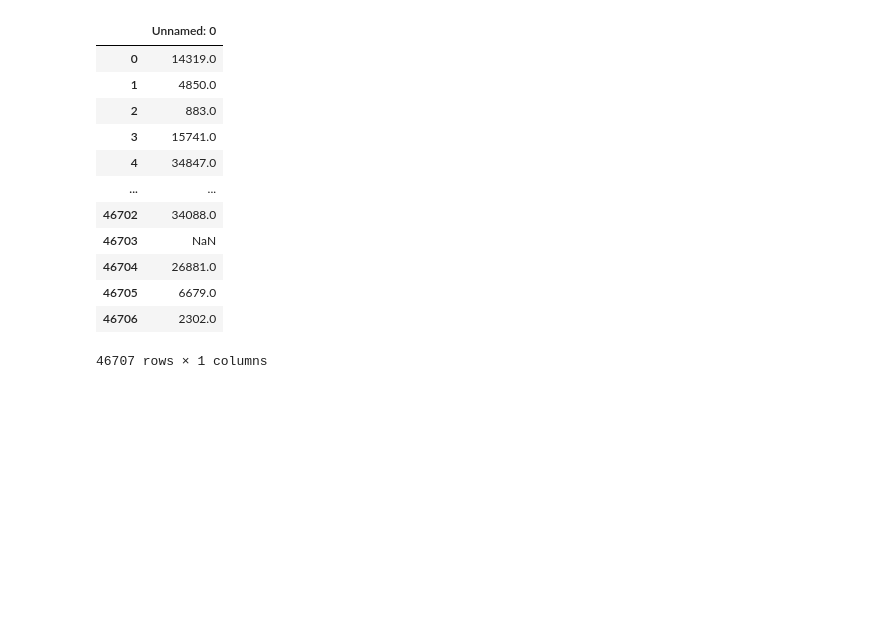
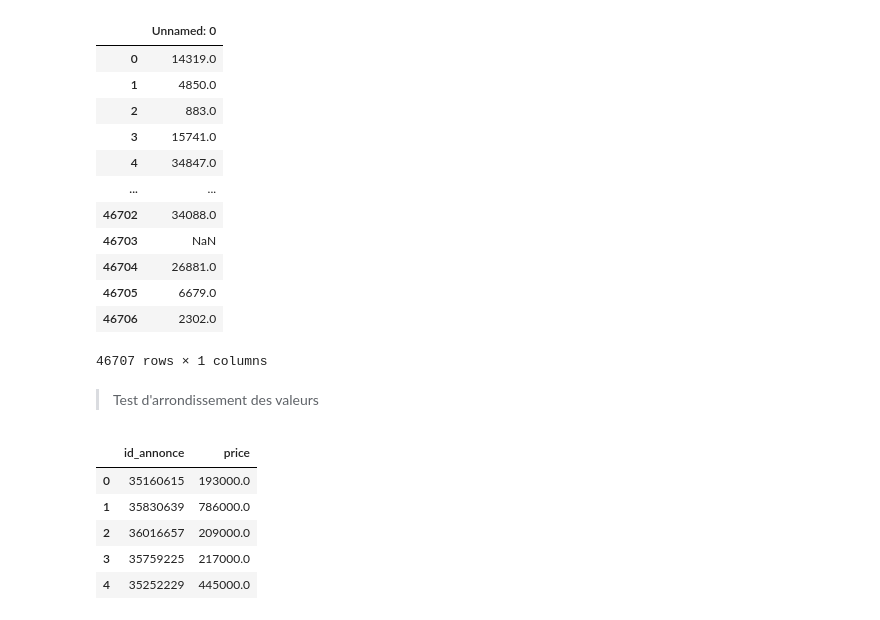
Before and after one commit to Clemflannagahn/STASC, a Jupyter notebook: Test_ML/modèle_prédiction.ipynb, the cells around one changed output. Saved outputs shown, nothing was run; the diff lists cells and outputs as text; code cells hidden in the pictures; blank space fills up the shorter version.

```diff
--- a/Test_ML/modèle_prédiction.ipynb
+++ b/Test_ML/modèle_prédiction.ipynb
@@ -202,3 +202,19 @@ X[["energy_performance_value"]]
 | 46705 | 6679.0 |
 | 46706 | 2302.0 |
 46707 rows × 1 columns
+# %% [markdown]
+> Test d'arrondissement des valeurs
+# %%
+y_a_arrondir = pd.read_csv("./y_pred_30_12_inflation_corrigee.csv")
+# %%
+# On arrondit les prix au millier le plus proche
+y_a_arrondir["price"] = y_a_arrondir["price"].apply(lambda x : round(x,-3))
+# %%
+y_a_arrondir.head()
+# %% [output]
+|  | id_annonce | price |
+| 0 | 35160615 | 193000.0 |
+| 1 | 35830639 | 786000.0 |
+| 2 | 36016657 | 209000.0 |
+| 3 | 35759225 | 217000.0 |
+| 4 | 35252229 | 445000.0 |
```
Also changed, not shown: parts of 1 cell of this notebook.
